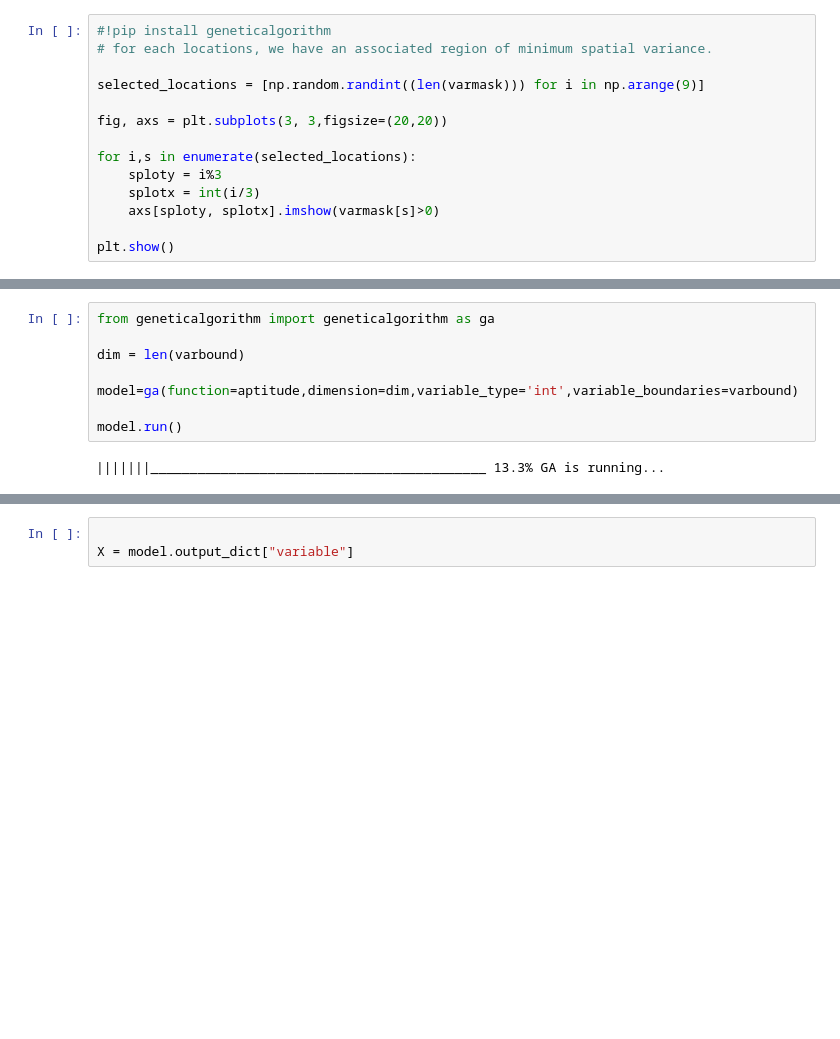
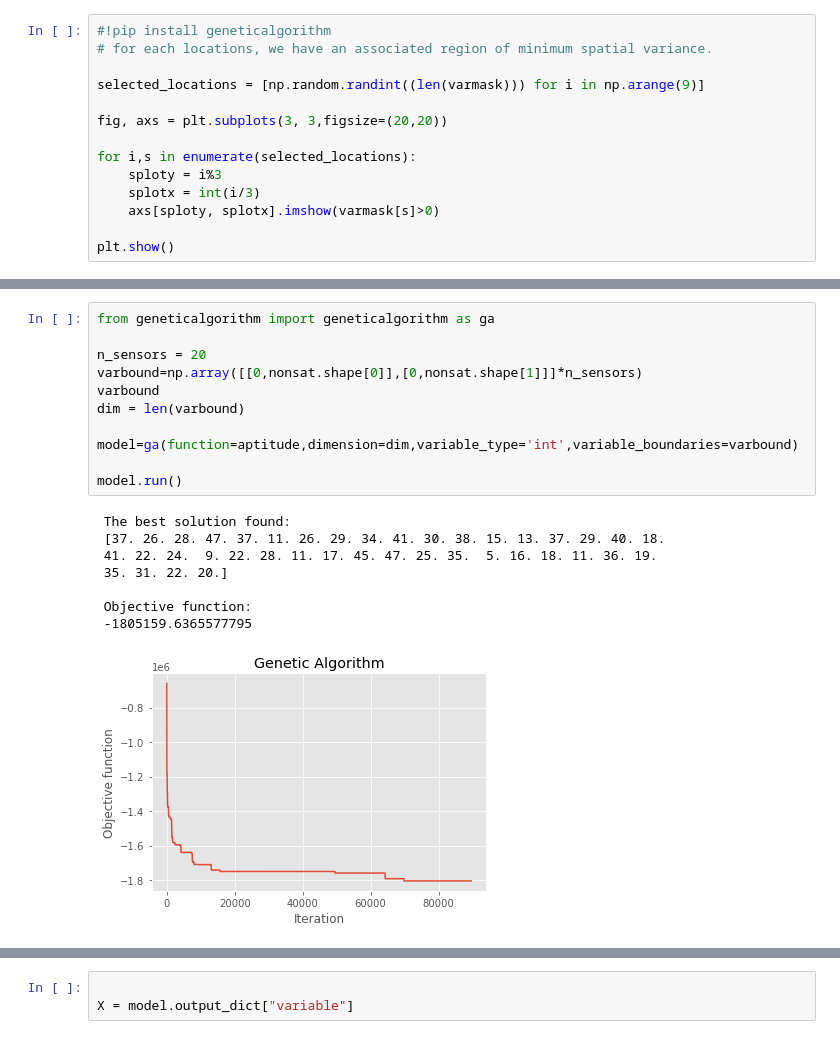
Before and after one commit to rdglpz/optimal_light_sensor_location, a Jupyter notebook: objective function design.ipynb, the cells around one changed output, grey strips where cells are left out. Saved outputs shown, nothing was run; the diff lists cells and outputs as text; blank space fills up the shorter version.

```diff
--- a/objective function design.ipynb
+++ b/objective function design.ipynb
@@ -226,10 +225,20 @@ array([[ 0, 60],
 # %%
 from geneticalgorithm import geneticalgorithm as ga
 
+n_sensors = 20
+varbound=np.array([[0,nonsat.shape[0]],[0,nonsat.shape[1]]]*n_sensors)
+varbound
 dim = len(varbound)
 
 model=ga(function=aptitude,dimension=dim,variable_type='int',variable_boundaries=varbound)
 
 model.run()
 # %% [output]
-|||||||___________________________________________ 13.3% GA is running...
+ The best solution found:
+ [37. 26. 28. 47. 37. 11. 26. 29. 34. 41. 30. 38. 15. 13. 37. 29. 40. 18.
+ 41. 22. 24.  9. 22. 28. 11. 17. 45. 47. 25. 35.  5. 16. 18. 11. 36. 19.
+ 35. 31. 22. 20.]
+
+ Objective function:
+ -1805159.6365577795
+[figure, added]
```
Also changed, not shown: parts of 13 cells of this notebook, 3 other files.
